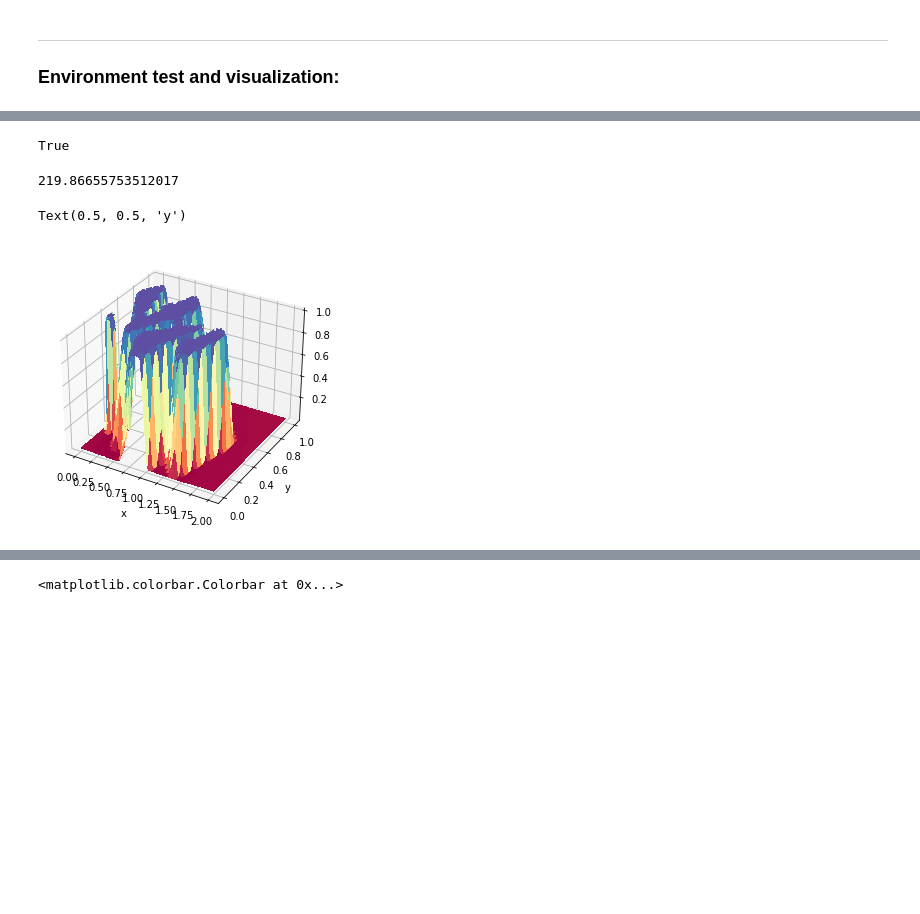
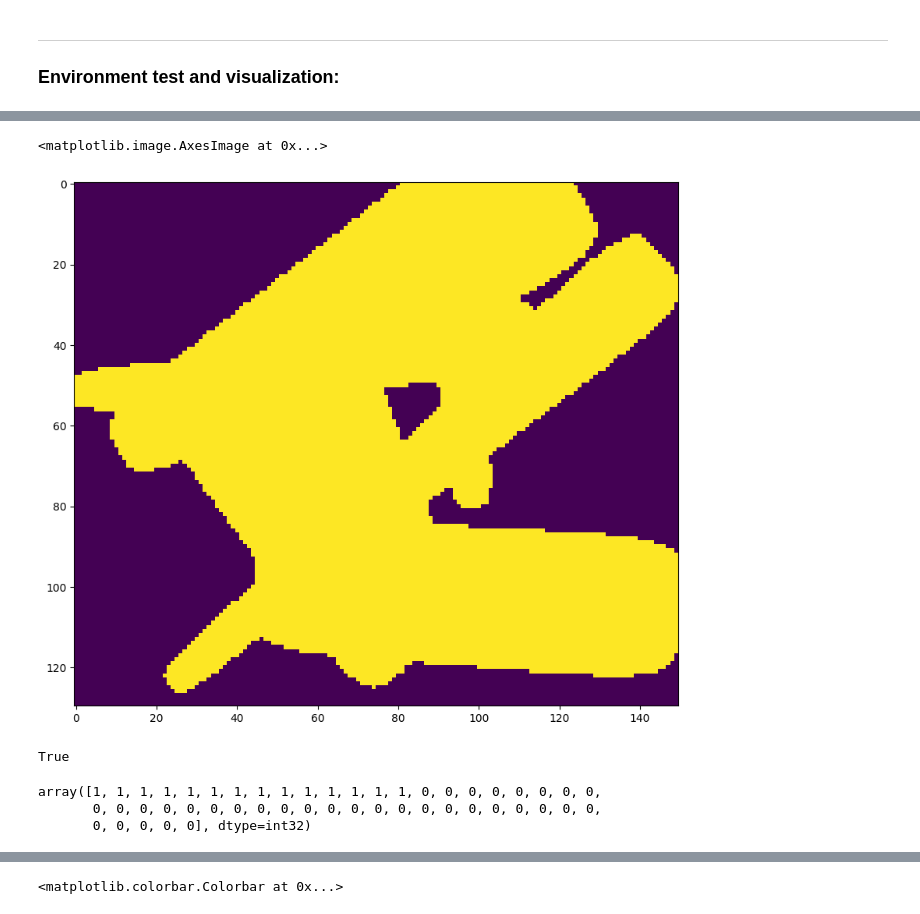
Before and after one commit to ThomasRochefortB/sogym, a Jupyter notebook: tutorial.ipynb, the cells around one changed output, grey strips where cells are left out. Drawn from its saved outputs; the diff is of its cells as text; code cells hidden in the pictures; blank space fills up the shorter version.

```diff
--- a/tutorial.ipynb
+++ b/tutorial.ipynb
@@ -30,4 +30,5 @@ check_env(sogym(nelx=100,nely=50,mode='train',observation_type='image'))
 # %%
 # Let's test the environment using the check_env util from SB3:
-train_env = sogym(nelx=100,nely=50,mode='train',observation_type='image')
-eval_env = sogym(nelx=100,nely=50,mode='test',observation_type='image')
+train_env = sogym(mode='train',observation_type='dense',vol_constraint_type='soft')
+eval_env = sogym(mode='test',observation_type='dense',vol_constraint_type='soft')
+obs = train_env.reset()
@@ -58,31 +86,40 @@ Reward  0.004548213294305951
+# %%
+# Let's visualize the training environment on a random problem statement and visualize a 'successful' solution:
+reward = 0.0
+while reward==0.0:
+    obs = train_env.reset()
+    done = False
+    while not done:
+        action = train_env.action_space.sample()
+        obs, reward, done, info = train_env.step(action)
+print("Volume: ", train_env.volume)
+print("Reward ",reward)
+
+train_env.plot()
 # %%
-train_env.check_connec()
+import cv2
+img = (train_env.den.reshape((train_env.nely,train_env.nelx),order='F'))
+# Threshold the image to create a binary image with dark pixels as 1s and light pixels as 0s
+thresh = cv2.threshold(img,0.1, 255, cv2.THRESH_BINARY)[1]
+thresh = np.array(thresh,dtype=np.uint8)
+
+# Apply a connected component analysis to find the connected components in the image
+output = cv2.connectedComponentsWithStats(thresh, connectivity=8)
+# The first cell is the number of labels
+num_labels = output[0]
+# The second cell is the label matrix
+labels = output[1]
+# The third cell is the stat matrix
+stats = output[2]
+# The fourth cell is the centroid matrix
+centroids = output[3]
-# %% [output]
-True
 # %%
-train_env.compliance
+import matplotlib.pyplot as plt
+plt.imshow(labels)
 # %% [output]
-219.86655753512017
+<matplotlib.image.AxesImage at 0x...>
+[figure, added]
-# %%
-import matplotlib.pyplot as plt
-from matplotlib import cm
-from matplotlib.ticker import LinearLocator
-import numpy as np
-# Plot the surface.
-fig, ax = plt.subplots(subplot_kw={"projection": "3d"})
-
-#surf = ax.plot_surface(train_env.x, train_env.y, train_env.Phi[:,5].reshape((train_env.nely+1,train_env.nelx+1),order='F'), cmap=cm.coolwarm,
- #                     linewidth=0, antialiased=False)
-
-
-surf = ax.plot_surface(train_env.x, train_env.y, train_env.H.reshape((train_env.nely+1,train_env.nelx+1),order='F'), cmap=cm.Spectral,
-                     linewidth=0, antialiased=False)
-#name the xlabel x:
-ax.set_xlabel('x')
-#name the ylabel y:
-ax.set_ylabel('y')
-# Make data.
-#train_env.Phi
-# %% [output]
-Text(0.5, 0.5, 'y')
-[figure, removed]
+# %%
+train_env.check_connec()
+# %% [output]
+True
@@ -88,0 +133,6 @@ Text(0.5, 0.5, 'y')
+# %%
+label_support
+# %% [output]
+array([1, 1, 1, 1, 1, 1, 1, 1, 1, 1, 1, 1, 1, 1, 0, 0, 0, 0, 0, 0, 0, 0,
+       0, 0, 0, 0, 0, 0, 0, 0, 0, 0, 0, 0, 0, 0, 0, 0, 0, 0, 0, 0, 0, 0,
+       0, 0, 0, 0, 0], dtype=int32)
```
Also changed, not shown: parts of 22 cells of this notebook, 2 other files.
